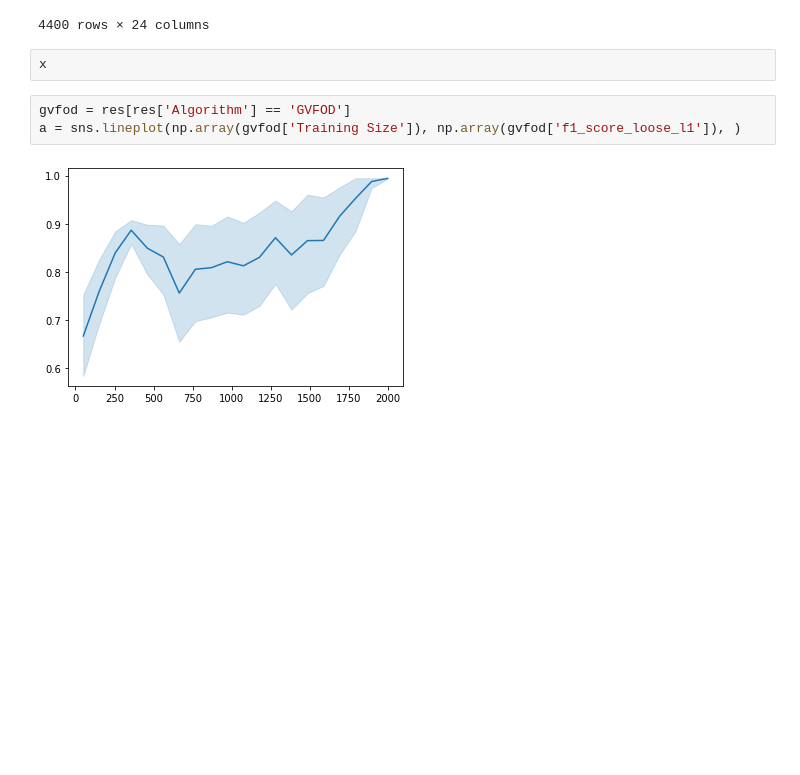
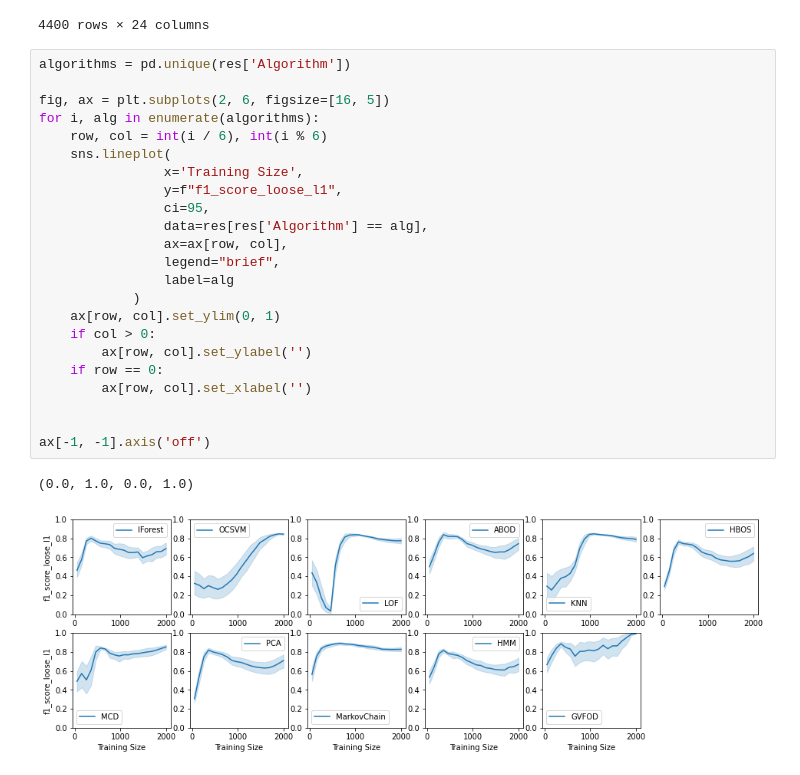
Before and after one commit to MehranTaghian/GVFOD, a Jupyter notebook: test.ipynb, the cells around one changed output. Drawn from its saved outputs; the diff is of its cells as text; blank space fills up the shorter version.

```diff
--- a/test.ipynb
+++ b/test.ipynb
@@ -44,10 +44,29 @@ res
 | 4398 | 4398 | HMM | 0 | 2000 | 600 | 0 | 2956.179474 | 4.872388 | ... |
 | 4399 | 4399 | GVFOD | 0 | 2000 | 600 | 0 | 14.269792 | 2.607222 | ... |
 4400 rows × 24 columns
-# %%
-x
-# %%
-gvfod = res[res['Algorithm'] == 'GVFOD']
-a = sns.lineplot(np.array(gvfod['Training Size']), np.array(gvfod['f1_score_loose_l1']), )
-# %% [output]
-[figure, removed]
+# %%
+algorithms = pd.unique(res['Algorithm'])
+
+fig, ax = plt.subplots(2, 6, figsize=[16, 5])
+for i, alg in enumerate(algorithms):
+    row, col = int(i / 6), int(i % 6)
+    sns.lineplot(
+                x='Training Size',
+                y=f"f1_score_loose_l1",
+                ci=95,
+                data=res[res['Algorithm'] == alg],
+                ax=ax[row, col],
+                legend="brief",
+                label=alg
+            )
+    ax[row, col].set_ylim(0, 1)
+    if col > 0:
+        ax[row, col].set_ylabel('')
+    if row == 0:
+        ax[row, col].set_xlabel('')
+
+
+ax[-1, -1].axis('off')
+# %% [output]
+(0.0, 1.0, 0.0, 1.0)
+[figure, added]
```
Also changed, not shown: parts of 2 cells of this notebook.
